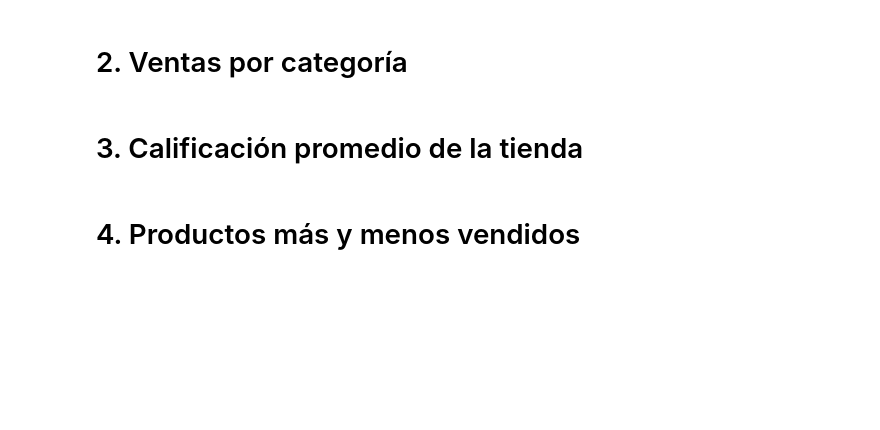
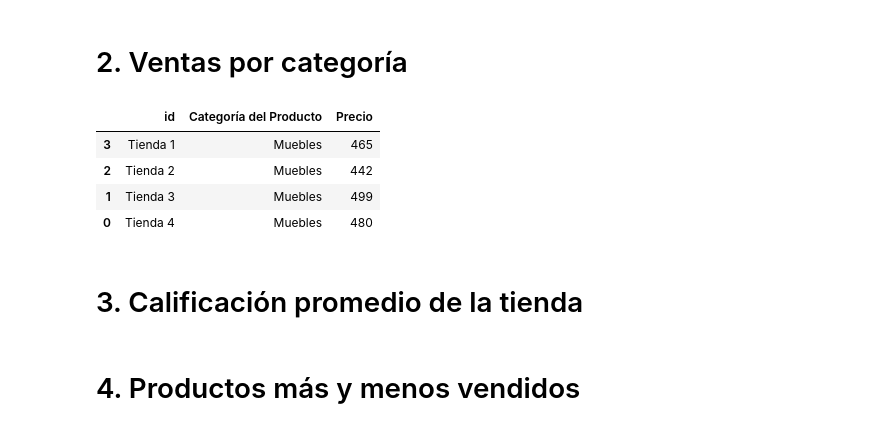
Before and after one commit to Yasna79/Challenge-1-Alura-Stores, a Jupyter notebook: AluraStoreLatam.ipynb, the cells around one changed output. Cells and saved outputs as stored; diff of their text form; code cells hidden in the pictures; blank space fills up the shorter version.

```diff
--- a/AluraStoreLatam.ipynb
+++ b/AluraStoreLatam.ipynb
@@ -54,5 +52,25 @@ MessageError: Error: credential propagation was unsuccessful
 # %% [markdown]
 # 2. Ventas por categoría
+# %%
+# Agrupsmos por tienda, categoria y contamos producto lo ordanamos por tienda y categoria producro en order descendiente para recuperar los mayores por tiendas
+ventas_categoria = (
+    all_stores
+    .groupby(['id', 'Categoría del Producto'])['Precio']
+    .count()
+    .reset_index()
+    .sort_values(by=['id', 'Categoría del Producto'], ascending=False,)
+)
+
+# Recuperamos el primer record de cada tienda, de esa forma nos quedamos con el mayor de cada uno
+productos_mayores = ventas_categoria.groupby('id').head(1).reset_index(drop=True).sort_values(by='id')
+
+productos_mayores.head()
+# %% [output]
+|  | id | Categoría del Producto | Precio |
+| 3 | Tienda 1 | Muebles | 465 |
+| 2 | Tienda 2 | Muebles | 442 |
+| 1 | Tienda 3 | Muebles | 499 |
+| 0 | Tienda 4 | Muebles | 480 |
 # %% [markdown]
 # 3. Calificación promedio de la tienda
 # %% [markdown]
```
Also changed, not shown: parts of 3 cells of this notebook.
